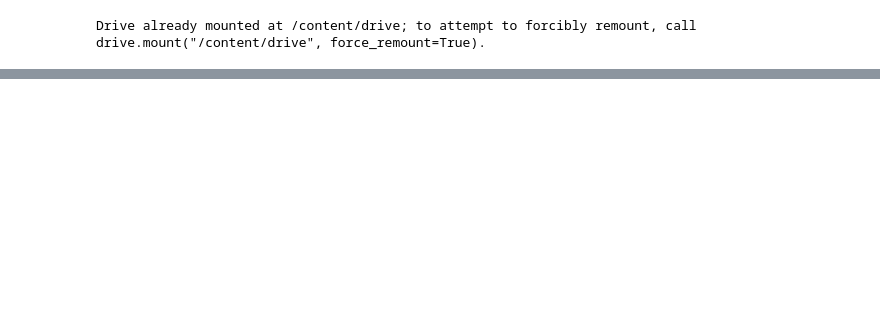
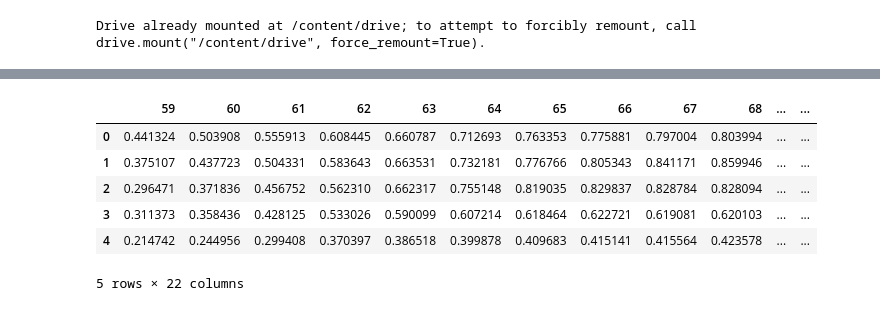
Before and after one commit to AlexanderVinarsky/Muography_Research, a Jupyter notebook: Muography_Research.ipynb, the cells around one changed output, grey strips where cells are left out. Cells and saved outputs as stored; diff of their text form; code cells hidden in the pictures; blank space fills up the shorter version.

```diff
--- a/Muography_Research.ipynb
+++ b/Muography_Research.ipynb
@@ -94,0 +124,10 @@ shapes[7].style.background_gradient(cmap='plasma', axis=None)
+# %%
+shapes[0]
+# %% [output]
+|  | 59 | 60 | 61 | 62 | 63 | 64 | 65 | 66 | 67 | 68 | ... | ... |
+| 0 | 0.441324 | 0.503908 | 0.555913 | 0.608445 | 0.660787 | 0.712693 | 0.763353 | 0.775881 | 0.797004 | 0.803994 | ... | ... |
+| 1 | 0.375107 | 0.437723 | 0.504331 | 0.583643 | 0.663531 | 0.732181 | 0.776766 | 0.805343 | 0.841171 | 0.859946 | ... | ... |
+| 2 | 0.296471 | 0.371836 | 0.456752 | 0.562310 | 0.662317 | 0.755148 | 0.819035 | 0.829837 | 0.828784 | 0.828094 | ... | ... |
+| 3 | 0.311373 | 0.358436 | 0.428125 | 0.533026 | 0.590099 | 0.607214 | 0.618464 | 0.622721 | 0.619081 | 0.620103 | ... | ... |
+| 4 | 0.214742 | 0.244956 | 0.299408 | 0.370397 | 0.386518 | 0.399878 | 0.409683 | 0.415141 | 0.415564 | 0.423578 | ... | ... |
+5 rows × 22 columns
```
Also changed, not shown: parts of 22 cells of this notebook.
